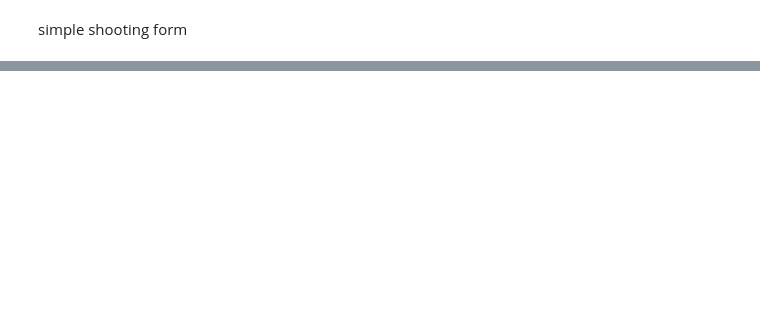
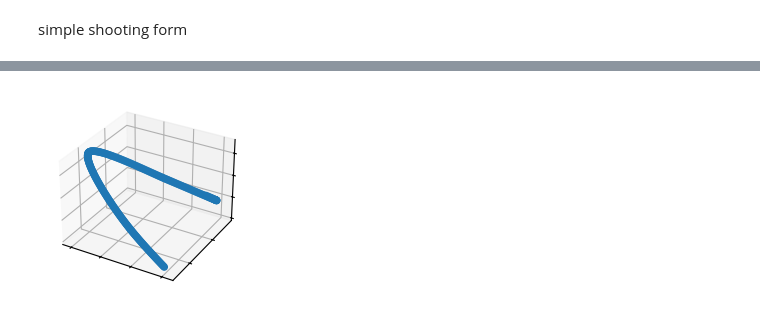
Before and after one commit to domasbel/DataVisualization, a Jupyter notebook: NBA_players_motions/notebook.ipynb, the cells around one changed output, grey strips where cells are left out. Drawn from its saved outputs; the diff is of its cells as text; code cells hidden in the pictures; blank space fills up the shorter version.

```diff
--- a/NBA_players_motions/notebook.ipynb
+++ b/NBA_players_motions/notebook.ipynb
@@ -263,0 +368,22 @@ plt.show()
+# %%
+import matplotlib.pyplot as plt
+import numpy as np
+
+plt.style.use('_mpl-gallery')
+
+datatest3d = player_df = merged_df[merged_df['FullName'] == 'Stephen Curry']
+xs = datatest3d['cx']
+ys = datatest3d['cz']
+zs = datatest3d['cy']
+
+# Plot
+fig, ax = plt.subplots(subplot_kw={"projection": "3d"})
+ax.scatter(xs, ys, zs)
+
+ax.set(xticklabels=[],
+       yticklabels=[],
+       zticklabels=[])
+
+plt.show()
+# %% [output]
+[figure, added]
```
Also changed, not shown: parts of 12 cells of this notebook.
